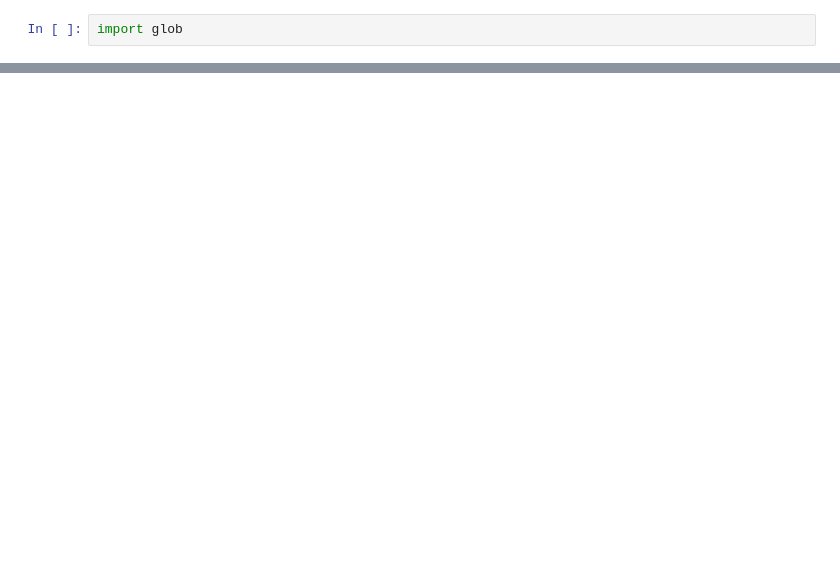
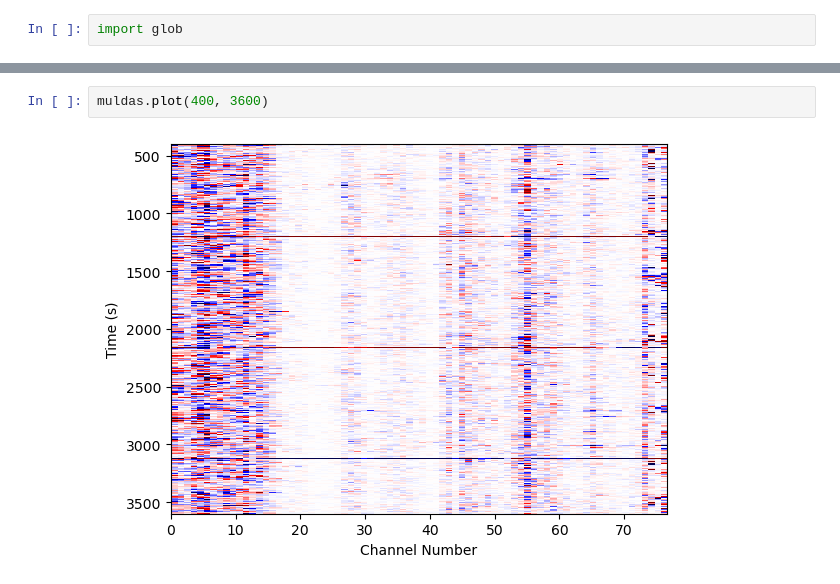
Before and after one commit to UWGeoD/DAS_Animation, a Jupyter notebook: test.ipynb, the cells around one changed output, grey strips where cells are left out. Cells and saved outputs as stored; diff of their text form; blank space fills up the shorter version.

```diff
--- a/test.ipynb
+++ b/test.ipynb
@@ -35,0 +53,4 @@ muldas.plot()
+# %%
+muldas.plot(400, 3600)
+# %% [output]
+[figure, added]
```
Also changed, not shown: parts of 9 cells of this notebook, 1 other file.
